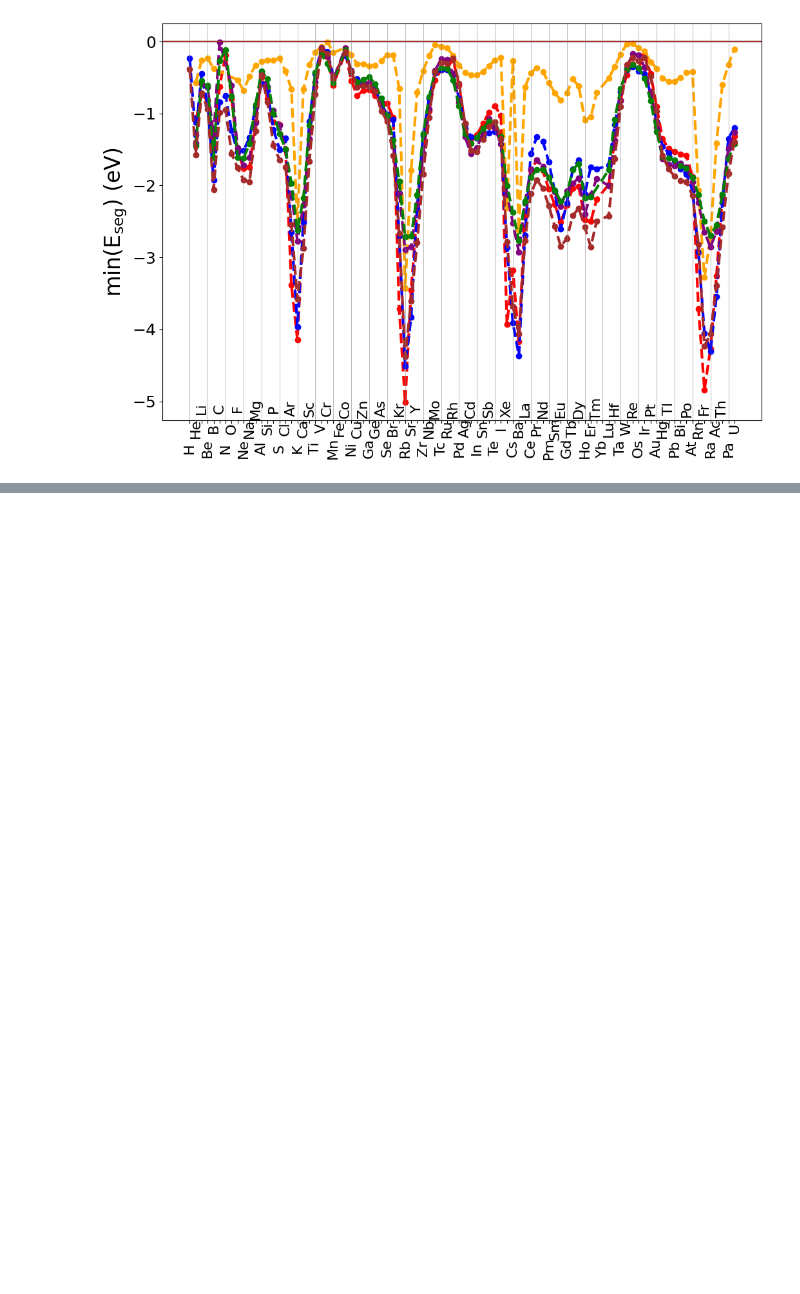
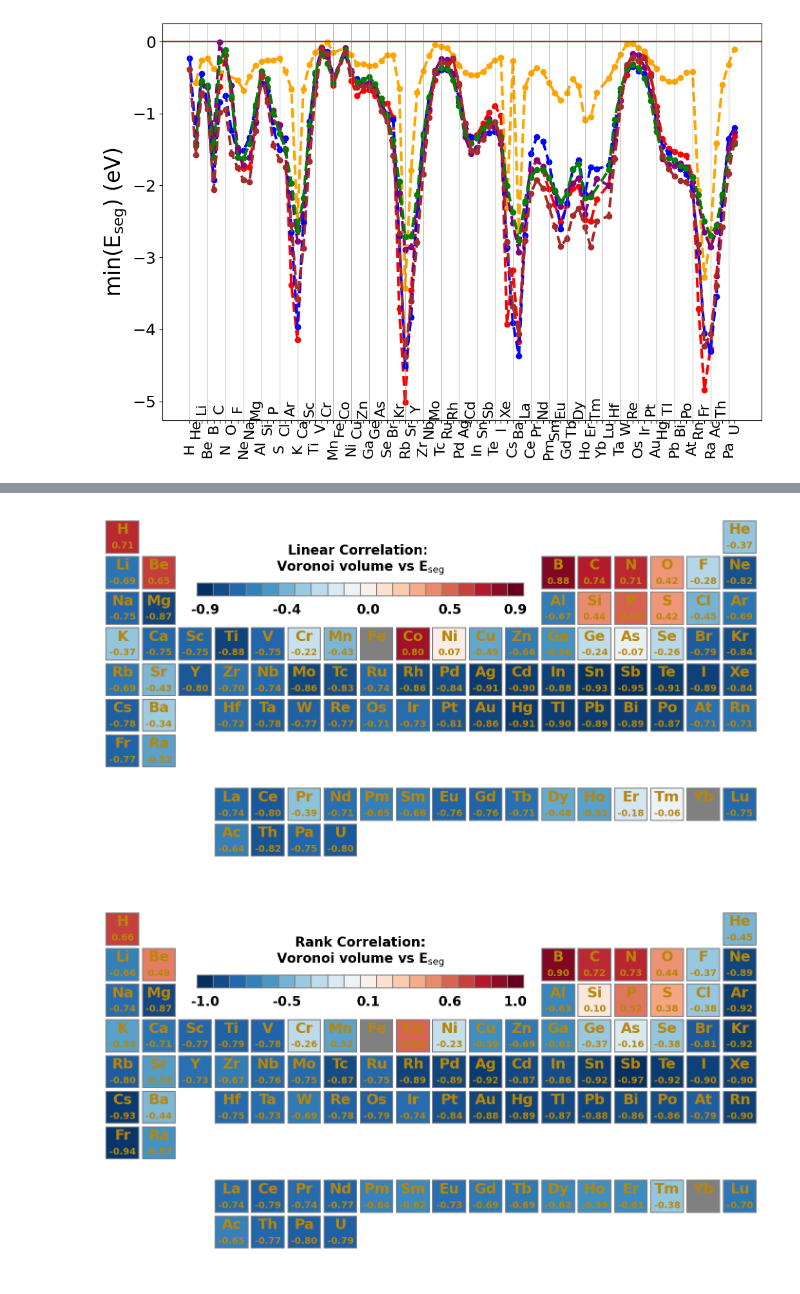
Before and after one commit to ligerzero-ai/FeGB_PtableSeg_FromFirstPrinciples_Data, a Jupyter notebook: QuickStart.ipynb, the cells around one changed output, grey strips where cells are left out. Drawn from its saved outputs; the diff is of its cells as text; code cells hidden in the pictures; blank space fills up the shorter version.

```diff
--- a/QuickStart.ipynb
+++ b/QuickStart.ipynb
@@ -153 +281,62 @@ fig = plot_minEseg_prop(df,
+# %%
+import matplotlib.cm as cm
+from scipy.stats import pearsonr, spearmanr
+
+VorVol_Eseg_corrlist = []
+magmom_Eseg_corrlist = []
+VorVol_magmom_corrlist = []
+element_str_list = []
+
+for element_str, element_df in df.groupby("element"):
+    element_df = element_df[element_df["VorNN_tot_vol"] < 40]
+
+    try:
+        pearson_corr, _ = pearsonr(element_df.VorNN_tot_vol.values, element_df.E_seg.values)
+        spearman_corr, _ = spearmanr(element_df.VorNN_tot_vol.values, element_df.E_seg.values)
+    except ValueError:
+        pearson_corr, spearman_corr = np.nan, np.nan
+    VorVol_Eseg_corrlist.append((pearson_corr, spearman_corr))
+
+    try:
+        pearson_corr, _ = pearsonr(element_df.magmom_solute.values, element_df.E_seg.values)
+        spearman_corr, _ = spearmanr(element_df.magmom_solute.values, element_df.E_seg.values)
+    except ValueError:
+        pearson_corr, spearman_corr = np.nan, np.nan
+    magmom_Eseg_corrlist.append((pearson_corr, spearman_corr))
+
+    try:
+        pearson_corr, _ = pearsonr(element_df.VorNN_tot_vol.values, element_df.magmom_solute.values)
+        spearman_corr, _ = spearmanr(element_df.VorNN_tot_vol.values, element_df.magmom_solute.values)
+    except ValueError:
+        pearson_corr, spearman_corr = np.nan, np.nan
+    VorVol_magmom_corrlist.append((pearson_corr, spearman_corr))
+
+    element_str_list.append(element_str)
+
+corr_r_vvol_eseg = dict(zip(element_str_list, VorVol_Eseg_corrlist))
+corr_r_magmom_Eseg = dict(zip(element_str_list, magmom_Eseg_corrlist))
+corr_vvol_magmom = dict(zip(element_str_list, VorVol_magmom_corrlist))
+
+bulk_df["pearson_r_vvol_eseg"] = [corr_r_vvol_eseg[row.element][0] if row.element != "Fe" else np.nan for i, row in bulk_df.iterrows()]
+bulk_df["spearman_r_vvol_eseg"] = [corr_r_vvol_eseg[row.element][1] if row.element != "Fe" else np.nan for i, row in bulk_df.iterrows()]
+bulk_df["pearson_r_magmom_Eseg"] = [corr_r_magmom_Eseg[row.element][0] if row.element != "Fe" else np.nan for i, row in bulk_df.iterrows()]
+bulk_df["spearman_r_magmom_Eseg"] = [corr_r_magmom_Eseg[row.element][1] if row.element != "Fe" else np.nan for i, row in bulk_df.iterrows()]
+bulk_df["pearson_r_vvol_magmom"] = [corr_vvol_magmom[row.element][0] if row.element != "Fe" else np.nan for i, row in bulk_df.iterrows()]
+bulk_df["spearman_r_vvol_magmom"] = [corr_vvol_magmom[row.element][1] if row.element != "Fe" else np.nan for i, row in bulk_df.iterrows()]
+
+fig, ax = periodic_table_plot(bulk_df,
+                    "pearson_r_vvol_eseg",
+                    center_cm_zero=True,
+                    cmap = cm.RdBu_r,
+                    property_name=r"Linear Correlation: " + "\n"+r"Voronoi volume vs E$_{\rm seg}$"
+                    )
+
+fig, ax = periodic_table_plot(bulk_df,
+                    "spearman_r_vvol_eseg",
+                    center_cm_zero=True,
+                    cmap = cm.RdBu_r,
+                    property_name=r"Rank Correlation:" + "\n"+r"Voronoi volume vs E$_{\rm seg}$")
+# %% [output]
+[figure, added]
+[figure, added]
 # %% [markdown]
```
Also changed, not shown: parts of 31 cells of this notebook, 4 other files.
